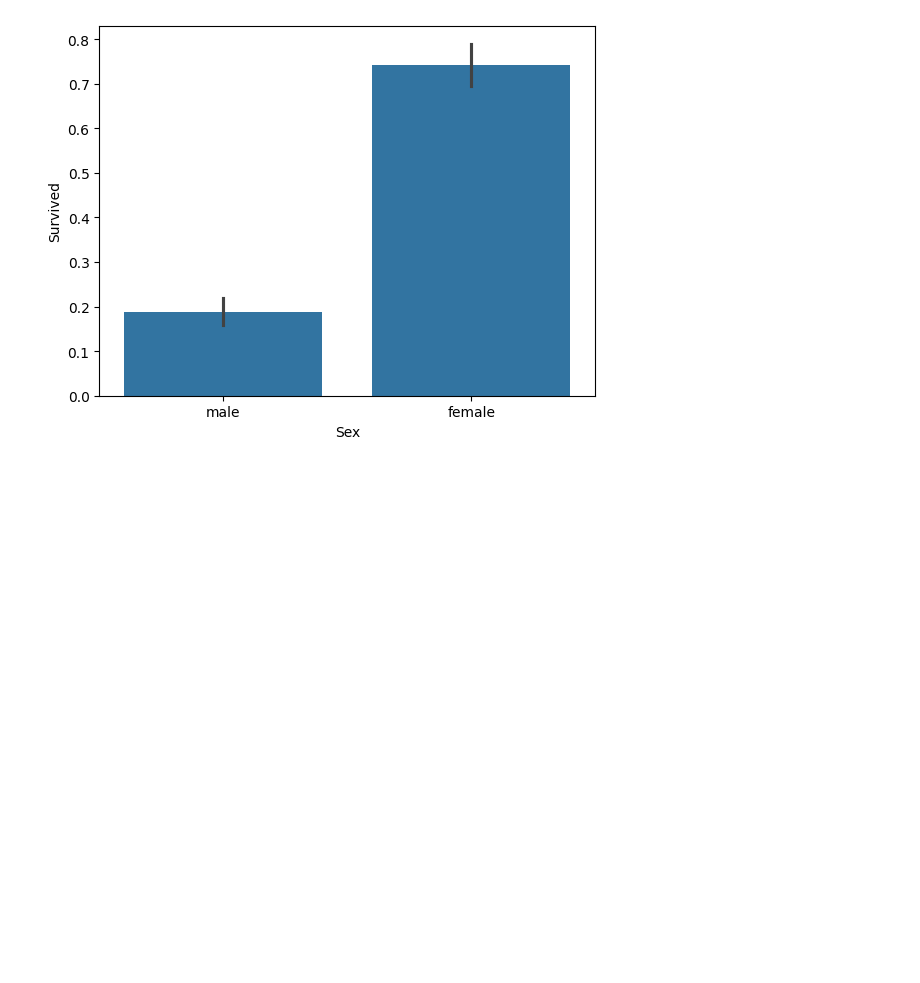
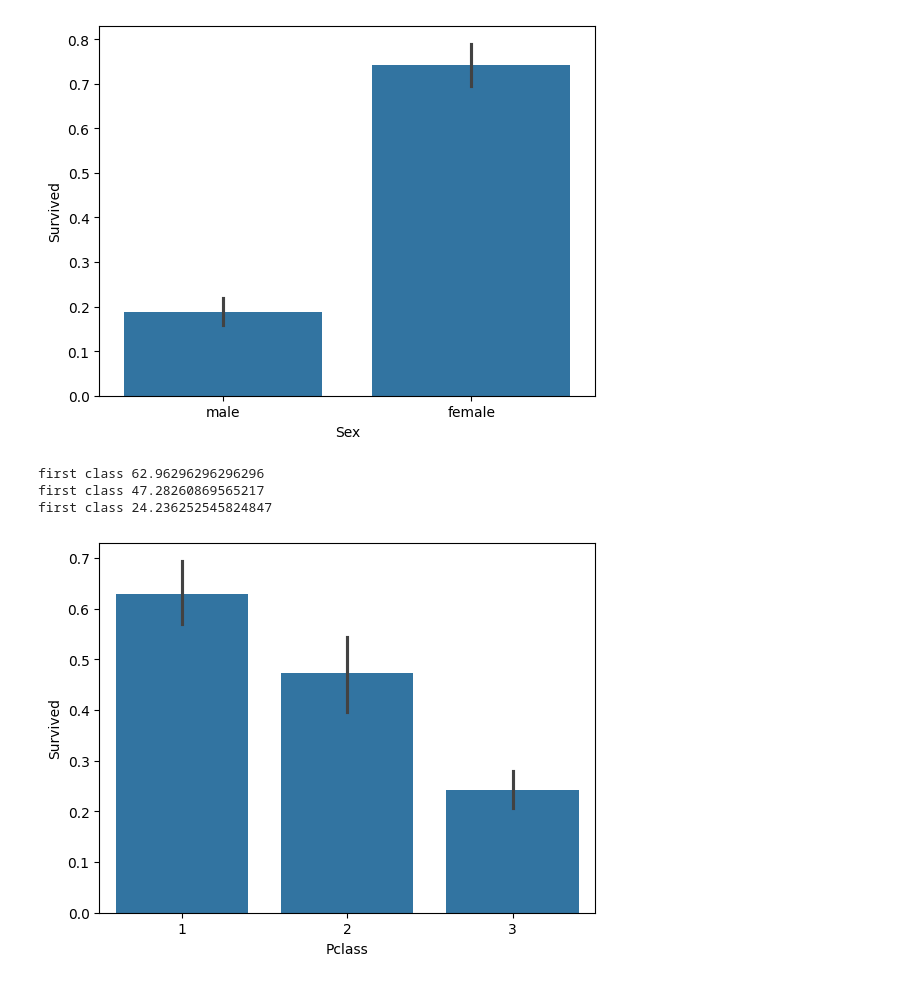
Before and after one commit to Shlok-Agarwal-7/ML-Models, a Jupyter notebook: ML_Titanic_.ipynb, the cells around one changed output. Cells and saved outputs as stored; diff of their text form; code cells hidden in the pictures; blank space fills up the shorter version.

Commit message:
data visualization done

```diff
--- a/ML_Titanic_.ipynb
+++ b/ML_Titanic_.ipynb
@@ -59,3 +59,14 @@ print("male survived",Train['Survived'][Train['Sex']=='male'].value_counts(norma
 female survived 74.20382165605095
 male survived 18.890814558058924
 [figure]
+# %%
+sns.barplot(x='Pclass',y='Survived',data=Train)
+
+print("first class",Train['Survived'][Train['Pclass']==1].value_counts(normalize=True)[1]*100)
+print("first class",Train['Survived'][Train['Pclass']==2].value_counts(normalize=True)[1]*100)
+print("first class",Train['Survived'][Train['Pclass']==3].value_counts(normalize=True)[1]*100)
+# %% [output]
+first class 62.96296296296296
+first class 47.28260869565217
+first class 24.236252545824847
+[figure, added]
```
Also changed, not shown: parts of 5 cells of this notebook.
